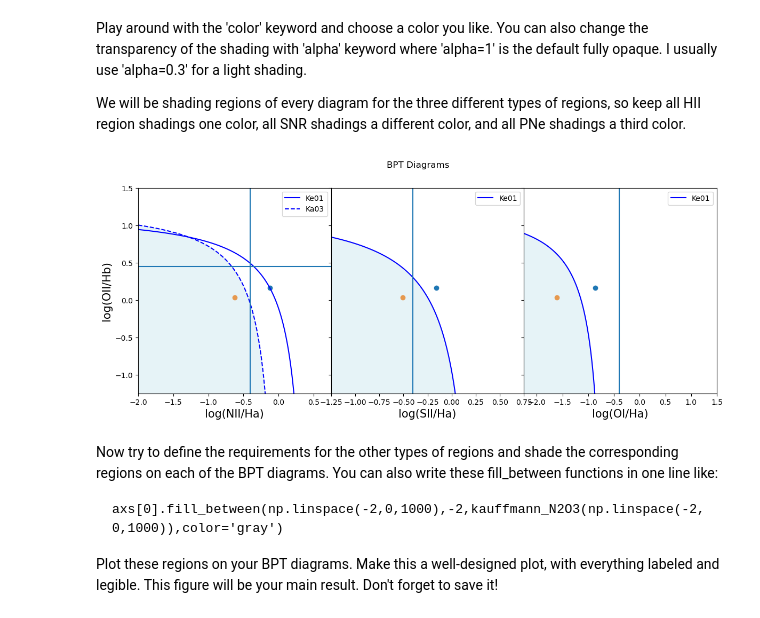
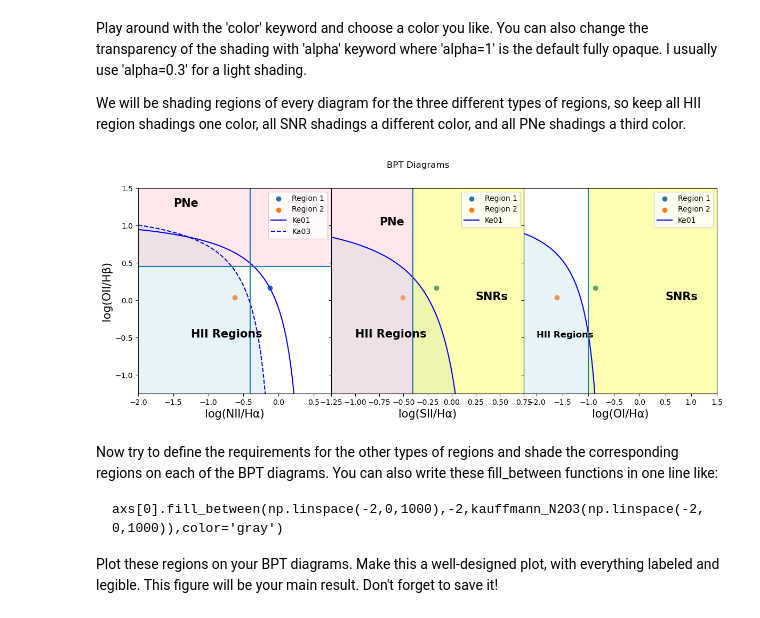
Before and after one commit to myasmedley/HII-Regions-in-NGC-253---Polaris-2026, a Jupyter notebook: PlottingEmissionLines.ipynb, the cells around one changed output. Saved outputs shown, nothing was run; the diff lists cells and outputs as text; code cells hidden in the pictures.

```diff
--- a/PlottingEmissionLines.ipynb
+++ b/PlottingEmissionLines.ipynb
@@ -110,7 +110,7 @@ In this spectra, it is pretty clear where the emission lines are, but how do we
 
 Here is a dictionary linking the emission line to its wavelength (in Angstroms).
 # %%
-em_lines={'Hb':4861,'OIII_1':4959,'OIII_2':5007,'OI':6300,'Ha':6562,'NII_1':6548,'NII_2':6584,'SII_1':6717,'SII_2':6731}
+em_lines={'Hβ':4861,'OIII_1':4959,'OIII_2':5007,'OI':6300,'Hα':6562,'NII_1':6548,'NII_2':6584,'SII_1':6717,'SII_2':6731}
 # %% [markdown]
 Some of the emission lines have a '_1' and '_2' in them. This means that it's a doublet. They are produced by the same energy transition of the electron, but the wavelength changes because of the electron spin. So their typical strength is set by quantum mechanics. We almost always combine their strengths because of this.
 # %% [markdown]
@@ -409,7 +409,7 @@ for l,line in enumerate(em_lines):
     # plot the emission linesem
     axs[l].plot(wave_rest[index],flux[region1][index],color='r')
     axs[l].plot(np.linspace(em_lines[line]-10,em_lines[line]+10,1000),gaussian(np.linspace(em_lines[line]-10,em_lines[line]+10,1000),*popt),color='b')
-    axs[l].set_title(line,fontsize=10)
+    axs[l].set_title(line,fontsize=10, weight='bold')
     axs[l].axvline(em_lines[line],color='g', ls='--')
 fig.supxlabel(r'Wavelength ($\AA$) (rest wavelength)', fontsize=12)
 fig.supylabel(r'Flux ($10^{-20}$ erg s$^{-1}$ cm$^{-2}$ $\AA^{-1}$)', fontsize=12)
@@ -443,7 +443,7 @@ for l,line in enumerate(em_lines):
     # plot the emission lines
     axs[l].plot(wave_rest[index],flux[region2][index],color='r')
     axs[l].plot(np.linspace(em_lines[line]-10,em_lines[line]+10,1000),gaussian(np.linspace(em_lines[line]-10,em_lines[line]+10,1000),*popt),color='b')
-    axs[l].set_title(line,fontsize=10)
+    axs[l].set_title(line,fontsize=10, weight='bold')
     axs[l].axvline(em_lines[line],color='g', ls='--')
 
 fig.supxlabel(r'Wavelength ($\AA$) (rest wavelength)', fontsize=12)
@@ -758,8 +758,8 @@ plt.subplots_adjust(wspace=0) # changes the width spacing between the panels
 # hspace would change the height space
 
 # Plot N2-BPT diagram
-axs[0].scatter(np.log10(em_fluxes_r1['NII_2']/em_fluxes_r1['Ha']), np.log10(em_fluxes_r1['OIII_2']/em_fluxes_r1['Hb'])) # plot region 1
-axs[0].scatter(np.log10(em_fluxes_r2['NII_2']/em_fluxes_r2['Ha']), np.log10(em_fluxes_r2['OIII_2']/em_fluxes_r2['Hb'])) # plot region 2
+axs[0].scatter(np.log10(em_fluxes_r1['NII_2']/em_fluxes_r1['Ha']), np.log10(em_fluxes_r1['OIII_2']/em_fluxes_r1['Hb']), label='Region 1') # plot region 1
+axs[0].scatter(np.log10(em_fluxes_r2['NII_2']/em_fluxes_r2['Ha']), np.log10(em_fluxes_r2['OIII_2']/em_fluxes_r2['Hb']), label ='Region 2') # plot region 2
 
 axs[0].plot(np.linspace(-2,0.3,1000),kewley_N2O3(np.linspace(-2,0.3,1000)),color='b',label='Ke01')
 axs[0].plot(np.linspace(-2,0,1000),kauffmann_N2O3(np.linspace(-2,0,1000)),color='b',ls='--',label='Ka03')
@@ -769,55 +769,70 @@ axs[0].legend()
 
 axs[0].set_xlim(-2,0.75) # common limits for N2-BPT diagram
 axs[0].set_ylim(-1.25,1.5) # common limits for N2-BPT diagram
-axs[0].set_xlabel(r'log(NII/Ha)',fontsize=15)
-axs[0].set_ylabel(r'log(OII/Hb)',fontsize=15)
+axs[0].set_xlabel(r'log(NII/Hα)',fontsize=15)
+axs[0].set_ylabel(r'log(OII/Hβ)',fontsize=15)
 
 
 # Plot S2-BPT diagram
 
-axs[1].scatter(np.log10((em_fluxes_r1['SII_1']+em_fluxes_r1['SII_2'])/em_fluxes_r1['Ha']), np.log10(em_fluxes_r1['OIII_2']/em_fluxes_r1['Hb'])) # plot region 1
-axs[1].scatter(np.log10((em_fluxes_r2['SII_1']+em_fluxes_r2['SII_2'])/em_fluxes_r2['Ha']), np.log10(em_fluxes_r2['OIII_2']/em_fluxes_r2['Hb'])) # plot region 2
+axs[1].scatter(np.log10((em_fluxes_r1['SII_1']+em_fluxes_r1['SII_2'])/em_fluxes_r1['Ha']), np.log10(em_fluxes_r1['OIII_2']/em_fluxes_r1['Hb']), label='Region 1') # plot region 1
+axs[1].scatter(np.log10((em_fluxes_r2['SII_1']+em_fluxes_r2['SII_2'])/em_fluxes_r2['Ha']), np.log10(em_fluxes_r2['OIII_2']/em_fluxes_r2['Hb']), label='Region 2') # plot region 2
 axs[1].plot(np.linspace(-2,0.3,1000),kewley_S2O3(np.linspace(-2,0.3,1000)),color='b',ls='-',label='Ke01')
 axs[1].axvline(-0.4)
 
 axs[1].set_xlim(-1.25,0.75) # common limits for S2-BPT diagram
-axs[1].set_xlabel(r'log(SII/Ha)',fontsize=15)
+axs[1].set_xlabel(r'log(SII/Hα)',fontsize=15)
 axs[1].legend()
 
 
 # Plot O1-BPT diagram
-axs[2].scatter(np.log10((em_fluxes_r1['OI'])/em_fluxes_r1['Ha']), np.log10(em_fluxes_r1['OIII_2']/em_fluxes_r1['Hb'])) # plot region 1
-axs[2].scatter(np.log10((em_fluxes_r2['OI'])/em_fluxes_r2['Ha']), np.log10(em_fluxes_r2['OIII_2']/em_fluxes_r2['Hb'])) # plot region 2
+axs[2].scatter(np.log10((em_fluxes_r1['OI'])/em_fluxes_r1['Ha']), np.log10(em_fluxes_r1['OIII_2']/em_fluxes_r1['Hb']), label='Region 1') # plot region 1
+axs[2].scatter(np.log10((em_fluxes_r2['OI'])/em_fluxes_r2['Ha']), np.log10(em_fluxes_r2['OIII_2']/em_fluxes_r2['Hb']), label='Region 2') # plot region 2
 axs[2].plot(np.linspace(-2.5,-0.7,1000),kewley_O1O3(np.linspace(-2.5,-0.7,1000)),color='b',ls='-',label='Ke01')
-axs[2].axvline(-0.4)
+axs[2].axvline(-1.0)
 
 axs[2].set_xlim(-2.25,1.5) # common limits for S2-BPT diagram
-axs[2].set_xlabel(r'log(OI/Ha)',fontsize=15)
+axs[2].set_xlabel(r'log(OI/Hα)',fontsize=15)
 axs[2].legend()
 
 x=np.linspace(-2,0,1000) # same x array over which the relevant curve is plotted
 y1=-2
 y2=kauffmann_N2O3(x) # strictest requirement for the N2-BPT diagram
 axs[0].fill_between(x,y1,y2,color='lightblue', alpha=0.3)
+axs[0].fill_between(np.linspace(-2,0.8,1000),0.45,1.5, alpha=0.3, color='lightpink')
+axs[0].text(-1.25,-0.5,'HII Regions',fontsize=15,weight='bold')
+axs[0].text(-1.5,1.25,'PNe',fontsize=15,weight='bold')
 x=np.linspace(-2,0.3,1000)
 y1=-2
 y2=kewley_S2O3(x) # only diagnostic curve on this diagram
 axs[1].fill_between(x,y1,y2,color='lightblue', alpha=0.3)
+axs[1].fill_between(np.linspace(-1.25,-0.4,1000),-1.5,1.5, alpha=0.3,color='lightpink')
+axs[1].fill_between(np.linspace(-0.4,0.75,1000),-1.5,1.5,alpha=0.3,color='yellow')
+axs[1].text(-0.75,1.0,'PNe',fontsize=15, weight='bold')
+axs[1].text(-1.0,-0.5,'HII Regions',fontsize=15, weight='bold')
 x=np.linspace(-2.5,-0.7,1000)
+axs[1].text(0.25,0,'SNRs',fontsize=15,weight='bold')
 y1=-2
 y2=kewley_O1O3(x)
 axs[2].fill_between(x,y1,y2,color='lightblue', alpha=0.3)
+axs[2].fill_between(np.linspace(-1,1.5,1000),-1.5,1.5,alpha=0.3,color='yellow')
+axs[2].text(0.5,0,'SNRs',fontsize=15, weight='bold')
+axs[2].text(-2,-0.5,'HII Regions', fontsize=12, weight='bold')
 
 fig.suptitle('BPT Diagrams')
+plt.savefig('Final BPT Diagram')
 plt.show()
 
 #axs[1].text(__,'HII Regions',__) # add label to define each shaded region
 #axs[1].fill_between(__)
 #axs[1].text(__,'SNRs',__) # add label to define each shaded region
 #axs[1].fill_between(__)
 #axs[1].text(__,'PNe',__) # add label to define each shaded region
+
+#α
+#β
 # %% [output]
-[figure, old version]
+[figure, new version]
 # %% [markdown]
 Now try to define the requirements for the other types of regions and shade the corresponding regions on each of the BPT diagrams. You can also write these fill_between functions in one line like:
 
```
Also changed, not shown: parts of 4 cells of this notebook, 5 other files.
